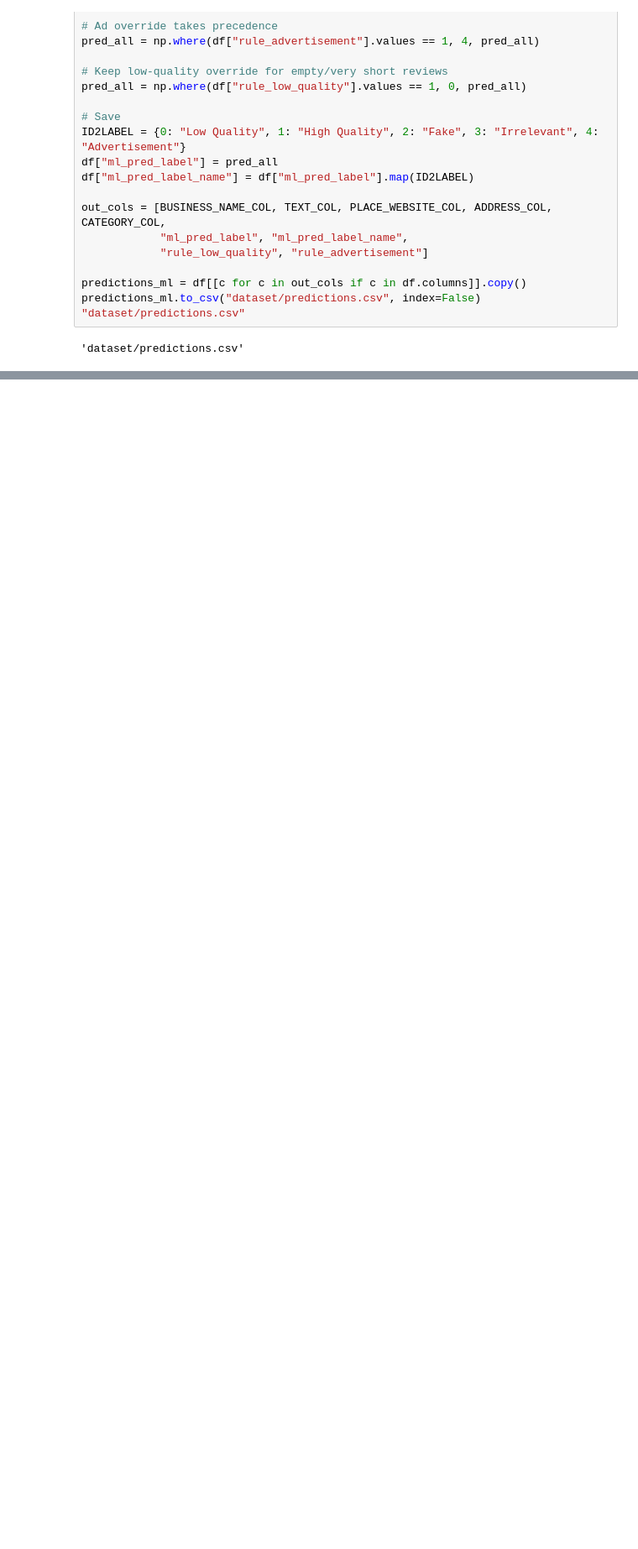
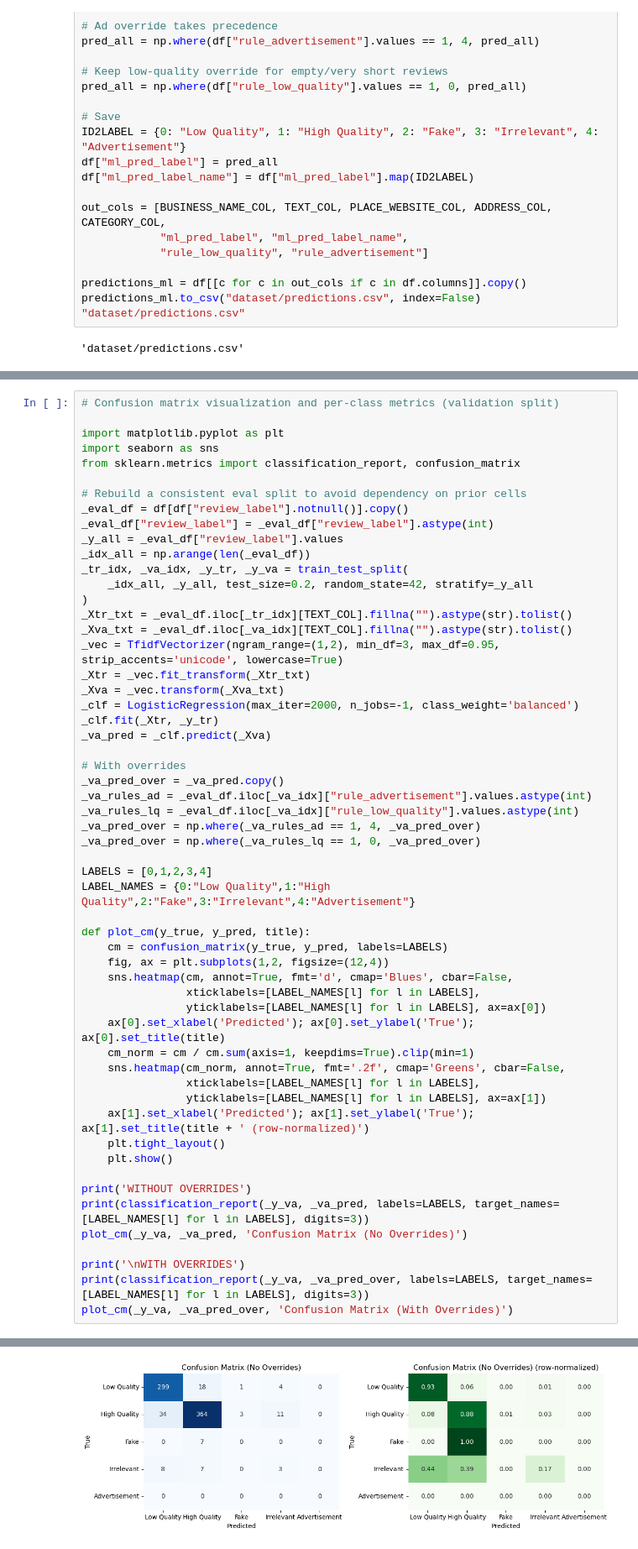
Before and after one commit to alvinnnnnnnnnn/TikTokJamFest, a Jupyter notebook: quality_relevance_classifier.ipynb, the cells around one changed output, grey strips where cells are left out. Shown: that part at 84% size. Drawn from its saved outputs; the diff is of its cells as text; blank space fills up the shorter version.

```diff
--- a/quality_relevance_classifier.ipynb
+++ b/quality_relevance_classifier.ipynb
@@ -477,0 +581,57 @@ predictions_ml.to_csv("dataset/predictions.csv", index=False)
+# %%
+# Confusion matrix visualization and per-class metrics (validation split)
+
+import matplotlib.pyplot as plt
+import seaborn as sns
+from sklearn.metrics import classification_report, confusion_matrix
+
+# Rebuild a consistent eval split to avoid dependency on prior cells
+_eval_df = df[df["review_label"].notnull()].copy()
+_eval_df["review_label"] = _eval_df["review_label"].astype(int)
+_y_all = _eval_df["review_label"].values
+_idx_all = np.arange(len(_eval_df))
+_tr_idx, _va_idx, _y_tr, _y_va = train_test_split(
+    _idx_all, _y_all, test_size=0.2, random_state=42, stratify=_y_all
+)
+_Xtr_txt = _eval_df.iloc[_tr_idx][TEXT_COL].fillna("").astype(str).tolist()
+_Xva_txt = _eval_df.iloc[_va_idx][TEXT_COL].fillna("").astype(str).tolist()
+_vec = TfidfVectorizer(ngram_range=(1,2), min_df=3, max_df=0.95, strip_accents='unicode', lowercase=True)
+_Xtr = _vec.fit_transform(_Xtr_txt)
+_Xva = _vec.transform(_Xva_txt)
+_clf = LogisticRegression(max_iter=2000, n_jobs=-1, class_weight='balanced')
+_clf.fit(_Xtr, _y_tr)
+_va_pred = _clf.predict(_Xva)
+
+# With overrides
+_va_pred_over = _va_pred.copy()
+_va_rules_ad = _eval_df.iloc[_va_idx]["rule_advertisement"].values.astype(int)
+_va_rules_lq = _eval_df.iloc[_va_idx]["rule_low_quality"].values.astype(int)
+_va_pred_over = np.where(_va_rules_ad == 1, 4, _va_pred_over)
+_va_pred_over = np.where(_va_rules_lq == 1, 0, _va_pred_over)
+
+LABELS = [0,1,2,3,4]
+LABEL_NAMES = {0:"Low Quality",1:"High Quality",2:"Fake",3:"Irrelevant",4:"Advertisement"}
+
+def plot_cm(y_true, y_pred, title):
+    cm = confusion_matrix(y_true, y_pred, labels=LABELS)
+    fig, ax = plt.subplots(1,2, figsize=(12,4))
+    sns.heatmap(cm, annot=True, fmt='d', cmap='Blues', cbar=False,
+                xticklabels=[LABEL_NAMES[l] for l in LABELS],
+                yticklabels=[LABEL_NAMES[l] for l in LABELS], ax=ax[0])
+    ax[0].set_xlabel('Predicted'); ax[0].set_ylabel('True'); ax[0].set_title(title)
+    cm_norm = cm / cm.sum(axis=1, keepdims=True).clip(min=1)
+    sns.heatmap(cm_norm, annot=True, fmt='.2f', cmap='Greens', cbar=False,
+                xticklabels=[LABEL_NAMES[l] for l in LABELS],
+                yticklabels=[LABEL_NAMES[l] for l in LABELS], ax=ax[1])
+    ax[1].set_xlabel('Predicted'); ax[1].set_ylabel('True'); ax[1].set_title(title + ' (row-normalized)')
+    plt.tight_layout()
+    plt.show()
+
+print('WITHOUT OVERRIDES')
+print(classification_report(_y_va, _va_pred, labels=LABELS, target_names=[LABEL_NAMES[l] for l in LABELS], digits=3))
+plot_cm(_y_va, _va_pred, 'Confusion Matrix (No Overrides)')
+
+print('\nWITH OVERRIDES')
+print(classification_report(_y_va, _va_pred_over, labels=LABELS, target_names=[LABEL_NAMES[l] for l in LABELS], digits=3))
+plot_cm(_y_va, _va_pred_over, 'Confusion Matrix (With Overrides)')
+# %% [output]
@@ -477,0 +650 @@ predictions_ml.to_csv("dataset/predictions.csv", index=False)
+[figure, added]
```
Also changed, not shown: parts of 3 cells of this notebook, 1 other file.
